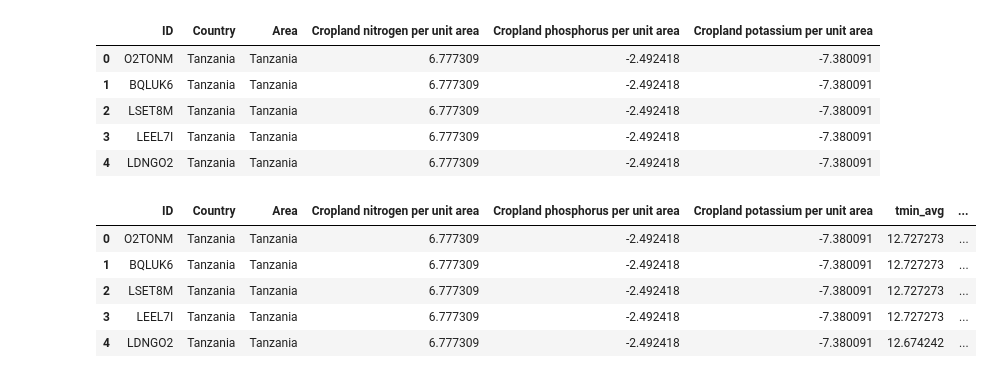
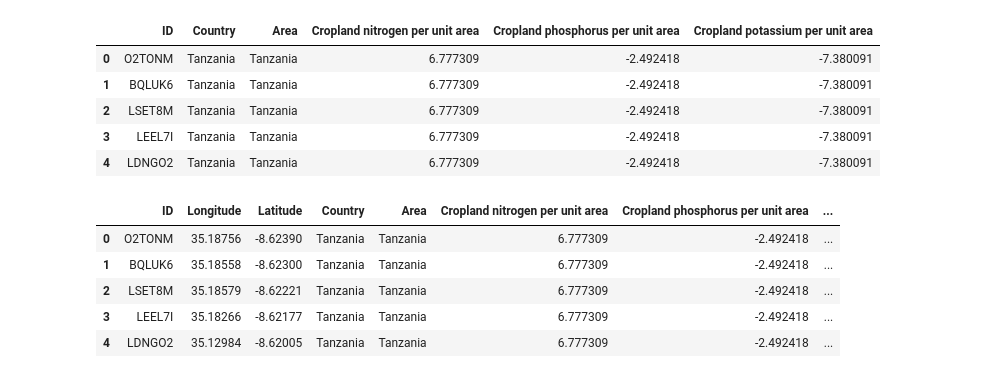
Before and after one commit to lucknera/projekt_interdyscyplinarny, a Jupyter notebook: models/olek-fe.ipynb, the cells around one changed output. Cells and saved outputs as stored; diff of their text form; code cells hidden in the pictures.

```diff
--- a/models/olek-fe.ipynb
+++ b/models/olek-fe.ipynb
@@ -72,4 +79,4 @@ features.head()
 # %%
-features["Country"] = features["Country"].replace("Tanzania, United Republic of", "Tanzania")
-features.head()
+df["Country"] = df["Country"].replace("Tanzania, United Republic of", "Tanzania")
+df.head()
 # %% [output]
@@ -185,6 +192,6 @@ nutrients_pivot["Area"].unique()
                          'Zimbabwe']
 Length: 55, dtype: str
 # %%
-features_nut = features.merge(nutrients_pivot, left_on="Country", right_on="Area", how="left")
+features_nut = df.merge(nutrients_pivot, left_on="Country", right_on="Area", how="left")
 features_nut.head()
 # %% [output]
@@ -208,3 +215,6 @@ df = features_nut.drop(columns=['Longitude', 'Latitude', 'start_date', 'end_date
 df.to_csv('../features/olek-features.csv', index=False)
 # %% [output]
 NameError: name 'features_nut' is not defined
+# %%
+df = features_nut
+df.head()
@@ -297,7 +314,7 @@ def get_pixel_value(coords, files):
     df = pd.DataFrame(all_res)
     return df
 # %%
-points = features[["Longitude", "Latitude"]].values
+points = df[["Longitude", "Latitude"]].values
 files = {
     "tmin_avg": "../datasets/tmin_avg_2008-2018.tif",
     "tmax_avg": "../datasets/tmax_avg_2008-2018.tif",
@@ -340,12 +380,12 @@ features_comb.head()
 | 3 | LEEL7I | Tanzania | Tanzania | 6.777309 | -2.492418 | -7.380091 |
 | 4 | LDNGO2 | Tanzania | Tanzania | 6.777309 | -2.492418 | -7.380091 |
 # %%
-features_final = features_comb.join(worldclim_df)
+features_final = df.join(worldclim_df)
 features_final.head()
 # %% [output]
-|  | ID | Country | Area | Cropland nitrogen per unit area | Cropland phosphorus per unit area | Cropland potassium per unit area | tmin_avg | ... |
-| 0 | O2TONM | Tanzania | Tanzania | 6.777309 | -2.492418 | -7.380091 | 12.727273 | ... |
-| 1 | BQLUK6 | Tanzania | Tanzania | 6.777309 | -2.492418 | -7.380091 | 12.727273 | ... |
-| 2 | LSET8M | Tanzania | Tanzania | 6.777309 | -2.492418 | -7.380091 | 12.727273 | ... |
-| 3 | LEEL7I | Tanzania | Tanzania | 6.777309 | -2.492418 | -7.380091 | 12.727273 | ... |
-| 4 | LDNGO2 | Tanzania | Tanzania | 6.777309 | -2.492418 | -7.380091 | 12.674242 | ... |
+|  | ID | Longitude | Latitude | Country | Area | Cropland nitrogen per unit area | Cropland phosphorus per unit area | ... |
+| 0 | O2TONM | 35.18756 | -8.62390 | Tanzania | Tanzania | 6.777309 | -2.492418 | ... |
+| 1 | BQLUK6 | 35.18558 | -8.62300 | Tanzania | Tanzania | 6.777309 | -2.492418 | ... |
+| 2 | LSET8M | 35.18579 | -8.62221 | Tanzania | Tanzania | 6.777309 | -2.492418 | ... |
+| 3 | LEEL7I | 35.18266 | -8.62177 | Tanzania | Tanzania | 6.777309 | -2.492418 | ... |
+| 4 | LDNGO2 | 35.12984 | -8.62005 | Tanzania | Tanzania | 6.777309 | -2.492418 | ... |
```
Also changed, not shown: parts of 12 cells of this notebook, 3 other files.
